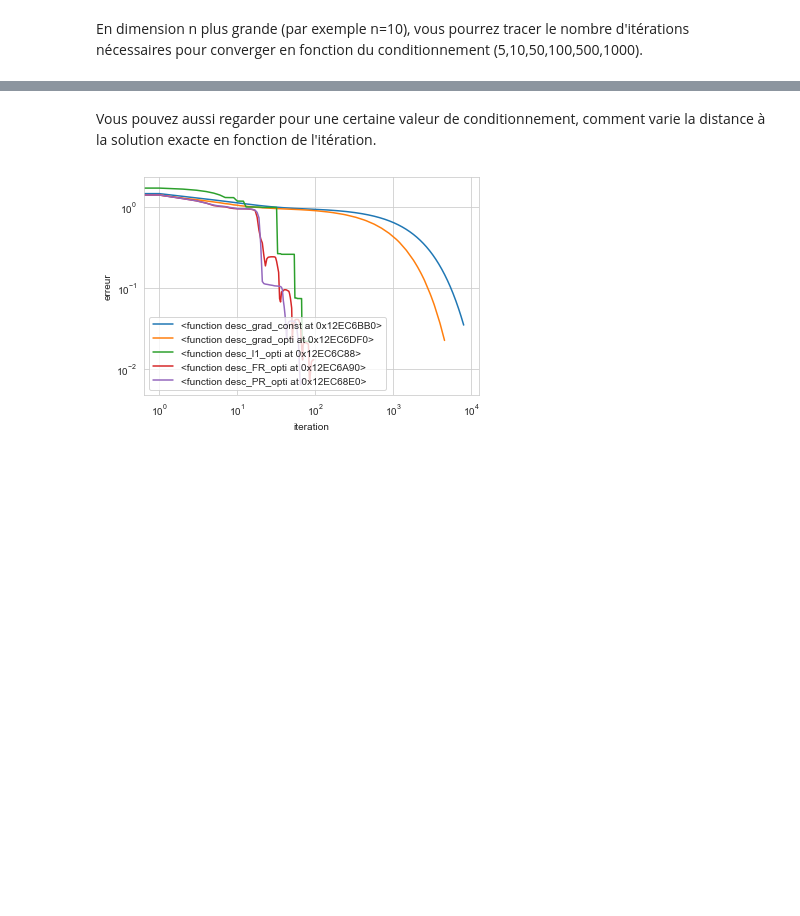
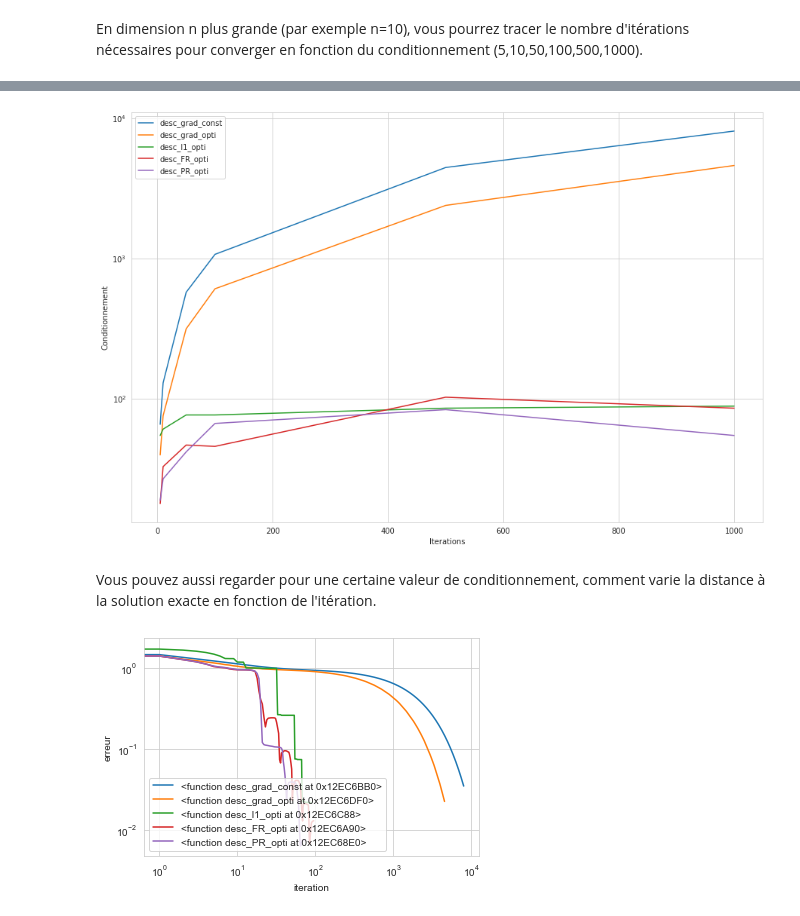
Before and after one commit to SCIA-Premium/Gradient_Descent, a Jupyter notebook: TP1 - Descentes Gradient V2.ipynb, the cells around one changed output, grey strips where cells are left out. Drawn from its saved outputs; the diff is of its cells as text; code cells hidden in the pictures; blank space fills up the shorter version.

```diff
--- a/TP1 - Descentes Gradient V2.ipynb
+++ b/TP1 - Descentes Gradient V2.ipynb
@@ -877,2 +878,40 @@ En dimension n plus grande (par exemple n=10), vous pourrez tracer le nombre d'i
+# %%
+dim=10
+conds = [5,10,50,100,500,1000]
+systems = [create_system(dim,cond=val) for val in conds]
+x_exact=np.zeros(dim)+1.
+
+x0=np.zeros(dim)
+
+plt.figure(figsize=(15,10))
+
+Liste_method=(desc_grad_const,desc_grad_opti,desc_l1_opti,desc_FR_opti, desc_PR_opti)
+
+for method in Liste_method:
+    iters = []
+    for i in range(len(conds)):
+        cond = conds[i]
+        A,b = systems[i]
+        b=A@x_exact
+
+        if method == desc_grad_const:
+            res = method(quadraticn_,x0,mu=0.9/cond)
+        else:
+            res = method(quadraticn_,x0)
+
+        res = np.array(res)
+
+        iters.append(len(res))
+
+    plt.plot(conds, iters,label=method.__name__)
+
+plt.legend()
+plt.xlabel("Iterations")
+plt.ylabel("Conditionnement")
+plt.yscale("log")
+
+plt.show()
+# %% [output]
+[figure, added]
 # %% [markdown]
 Vous pouvez aussi regarder pour une certaine valeur de conditionnement, comment varie la distance à la solution exacte en fonction de l'itération.
```
Also changed, not shown: parts of 5 cells of this notebook.
